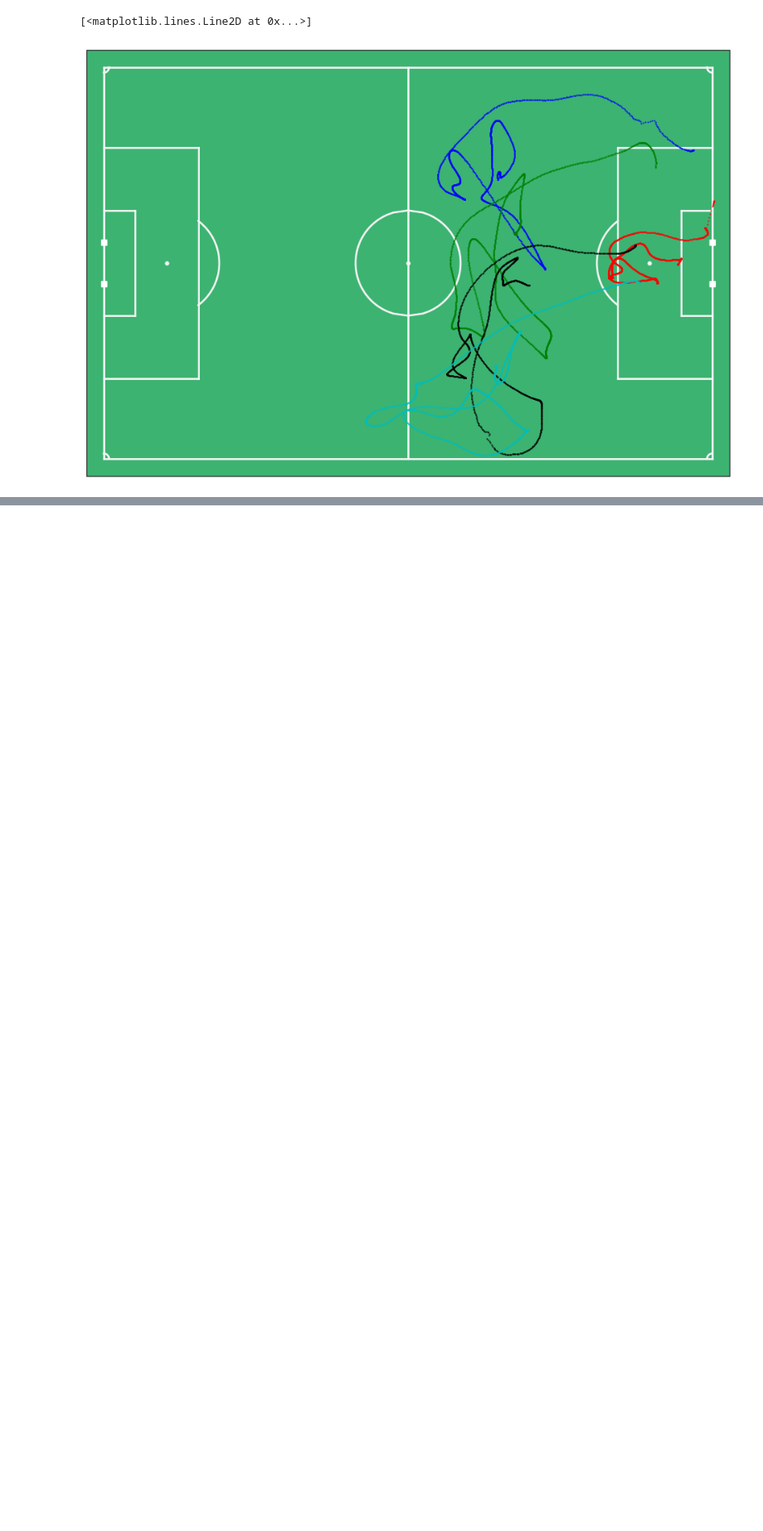
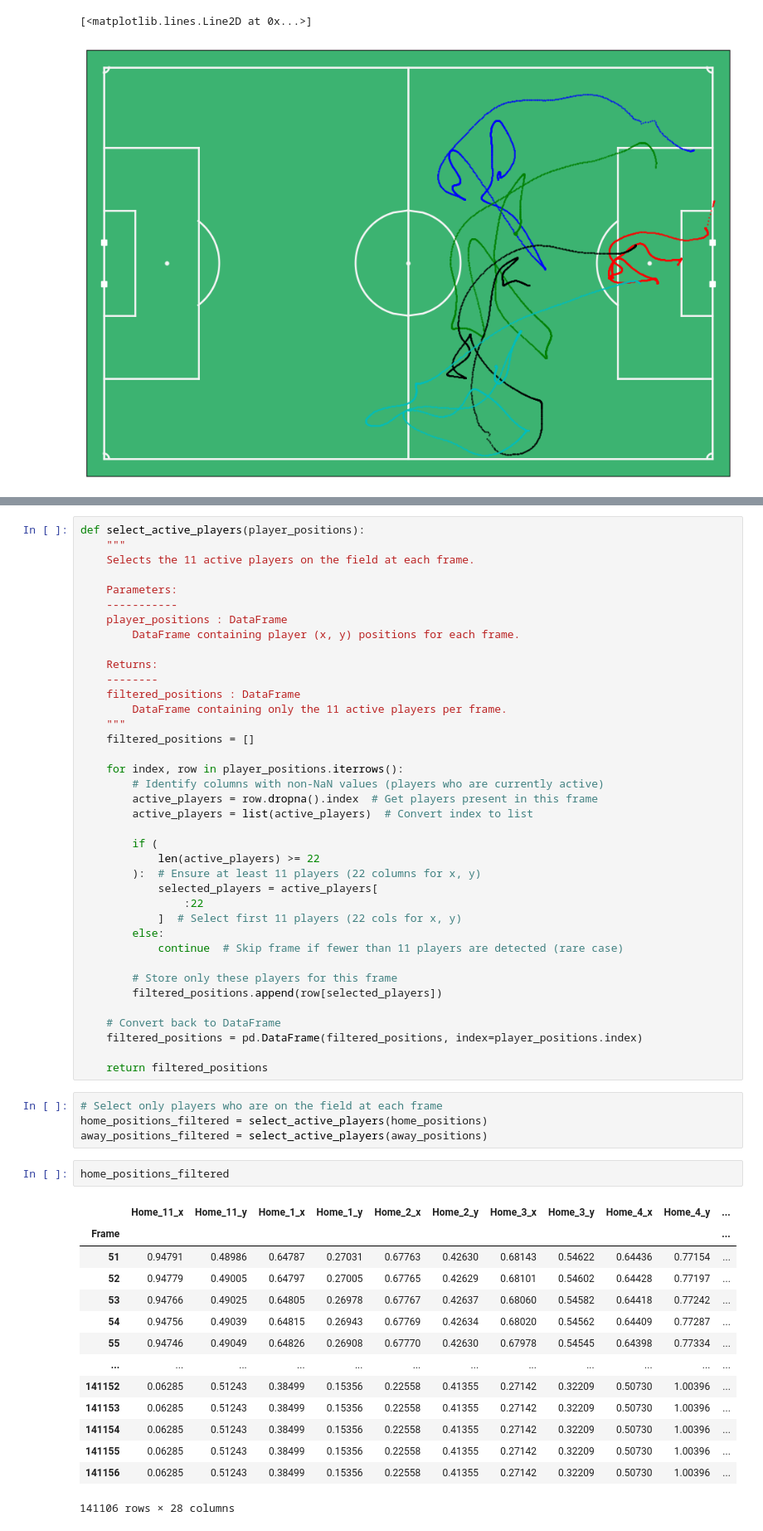
Before and after one commit to Ameya1337/football-tactical-analysis, a Jupyter notebook: initial.ipynb, the cells around one changed output, grey strips where cells are left out. Shown: that part at 83% size. Cells and saved outputs as stored; diff of their text form; blank space fills up the shorter version.

```diff
--- a/initial.ipynb
+++ b/initial.ipynb
@@ -163,0 +387,59 @@ fig, ax = mviz.plot_frame(
+# %%
+def select_active_players(player_positions):
+    """
+    Selects the 11 active players on the field at each frame.
+
+    Parameters:
+    -----------
+    player_positions : DataFrame
+        DataFrame containing player (x, y) positions for each frame.
+
+    Returns:
+    --------
+    filtered_positions : DataFrame
+        DataFrame containing only the 11 active players per frame.
+    """
+    filtered_positions = []
+
+    for index, row in player_positions.iterrows():
+        # Identify columns with non-NaN values (players who are currently active)
+        active_players = row.dropna().index  # Get players present in this frame
+        active_players = list(active_players)  # Convert index to list
+
+        if (
+            len(active_players) >= 22
+        ):  # Ensure at least 11 players (22 columns for x, y)
+            selected_players = active_players[
+                :22
+            ]  # Select first 11 players (22 cols for x, y)
+        else:
+            continue  # Skip frame if fewer than 11 players are detected (rare case)
+
+        # Store only these players for this frame
+        filtered_positions.append(row[selected_players])
+
+    # Convert back to DataFrame
+    filtered_positions = pd.DataFrame(filtered_positions, index=player_positions.index)
+
+    return filtered_positions
+# %%
+# Select only players who are on the field at each frame
+home_positions_filtered = select_active_players(home_positions)
+away_positions_filtered = select_active_players(away_positions)
+# %%
+home_positions_filtered
+# %% [output]
+|  | Home_11_x | Home_11_y | Home_1_x | Home_1_y | Home_2_x | Home_2_y | Home_3_x | Home_3_y | Home_4_x | Home_4_y | ... |
+| Frame |  |  |  |  |  |  |  |  |  |  | ... |
+| 51 | 0.94791 | 0.48986 | 0.64787 | 0.27031 | 0.67763 | 0.42630 | 0.68143 | 0.54622 | 0.64436 | 0.77154 | ... |
+| 52 | 0.94779 | 0.49005 | 0.64797 | 0.27005 | 0.67765 | 0.42629 | 0.68101 | 0.54602 | 0.64428 | 0.77197 | ... |
+| 53 | 0.94766 | 0.49025 | 0.64805 | 0.26978 | 0.67767 | 0.42637 | 0.68060 | 0.54582 | 0.64418 | 0.77242 | ... |
+| 54 | 0.94756 | 0.49039 | 0.64815 | 0.26943 | 0.67769 | 0.42634 | 0.68020 | 0.54562 | 0.64409 | 0.77287 | ... |
+| 55 | 0.94746 | 0.49049 | 0.64826 | 0.26908 | 0.67770 | 0.42630 | 0.67978 | 0.54545 | 0.64398 | 0.77334 | ... |
+| ... | ... | ... | ... | ... | ... | ... | ... | ... | ... | ... | ... |
+| 141152 | 0.06285 | 0.51243 | 0.38499 | 0.15356 | 0.22558 | 0.41355 | 0.27142 | 0.32209 | 0.50730 | 1.00396 | ... |
+| 141153 | 0.06285 | 0.51243 | 0.38499 | 0.15356 | 0.22558 | 0.41355 | 0.27142 | 0.32209 | 0.50730 | 1.00396 | ... |
+| 141154 | 0.06285 | 0.51243 | 0.38499 | 0.15356 | 0.22558 | 0.41355 | 0.27142 | 0.32209 | 0.50730 | 1.00396 | ... |
+| 141155 | 0.06285 | 0.51243 | 0.38499 | 0.15356 | 0.22558 | 0.41355 | 0.27142 | 0.32209 | 0.50730 | 1.00396 | ... |
+| 141156 | 0.06285 | 0.51243 | 0.38499 | 0.15356 | 0.22558 | 0.41355 | 0.27142 | 0.32209 | 0.50730 | 1.00396 | ... |
+141106 rows × 28 columns
```
Also changed, not shown: parts of 17 cells of this notebook, 3 other files.
